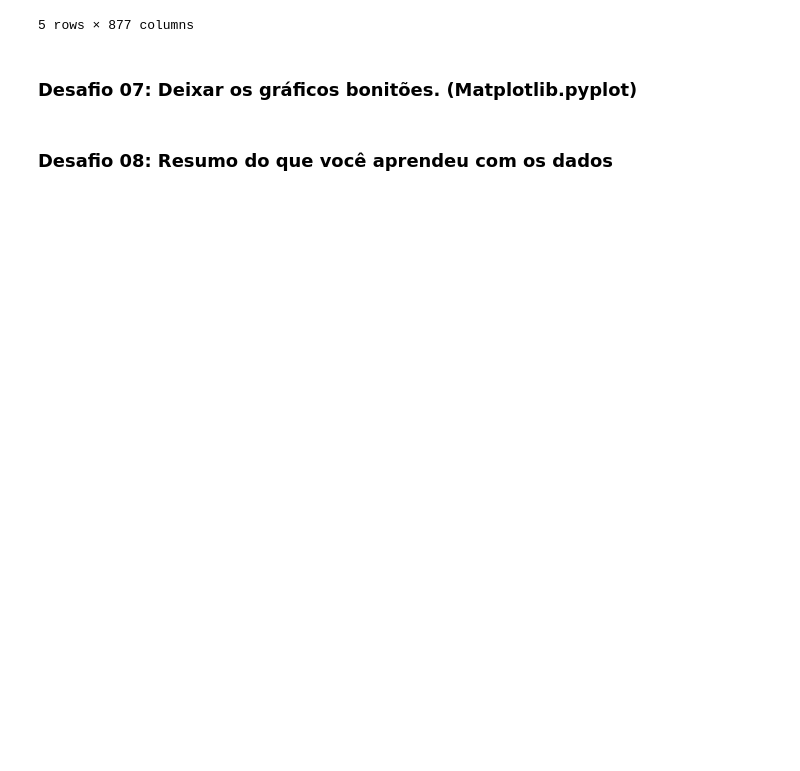
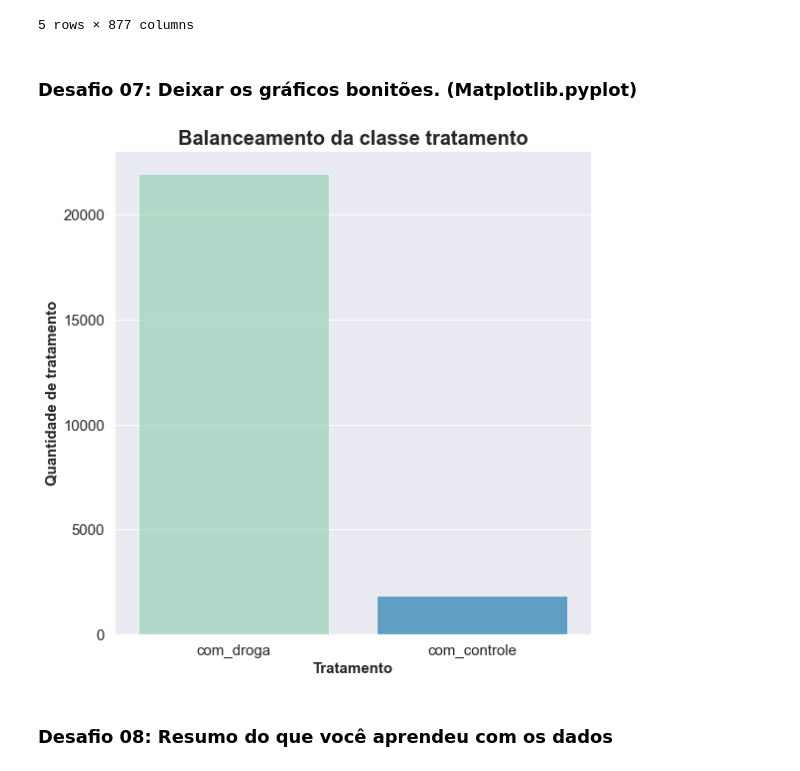
Before and after one commit to douglasakassaka/ImersaoDadosAlura, a Jupyter notebook: Aula_01.ipynb, the cells around one changed output. Saved outputs shown, nothing was run; the diff lists cells and outputs as text; code cells hidden in the pictures; blank space fills up the shorter version.

```diff
--- a/Aula_01.ipynb
+++ b/Aula_01.ipynb
@@ -364,8 +254,36 @@ dados.head()
 # %% [markdown]
 ### Desafio 07: Deixar os gráficos bonitões. (Matplotlib.pyplot)
 # %%
+# Bibliotecas para customizar os gráficos
 import seaborn as sns
 import matplotlib.pyplot as plt
-sns.set_theme()
+from matplotlib import rc, rcParams
+
+# Define o estido do gráfico
+sns.set_theme(style="darkgrid")
+# %%
+# Customizando o gráfico de tratamento
+fig, ax = plt.subplots(1, 1, figsize=(8,8))
+
+# Plot do gráfico
+sns.countplot(data=dados, x = 'tratamento', saturation=0.9, alpha=0.7, palette='YlGnBu')
+
+# Formatação do título
+plt.title('Balanceamento da classe tratamento', fontdict={'fontsize': 20}, weight='bold')
+
+# Configuração geral da fonte que será utilizada nos eixos
+font = {'fontsize':15}
+plt.tick_params(axis='both', labelsize=15)
+
+# Formatação do eixo x
+plt.xlabel('Tratamento', fontdict=font, weight='bold')
+
+# Formatação do eixo y
+plt.ylabel('Quantidade de tratamento', fontdict=font, weight='bold')
+
+fig.tight_layout()
+plt.show()
+# %% [output]
+[figure, added]
 # %% [markdown]
 ### Desafio 08: Resumo do que você aprendeu com os dados
```
Also changed, not shown: parts of 33 cells of this notebook.
